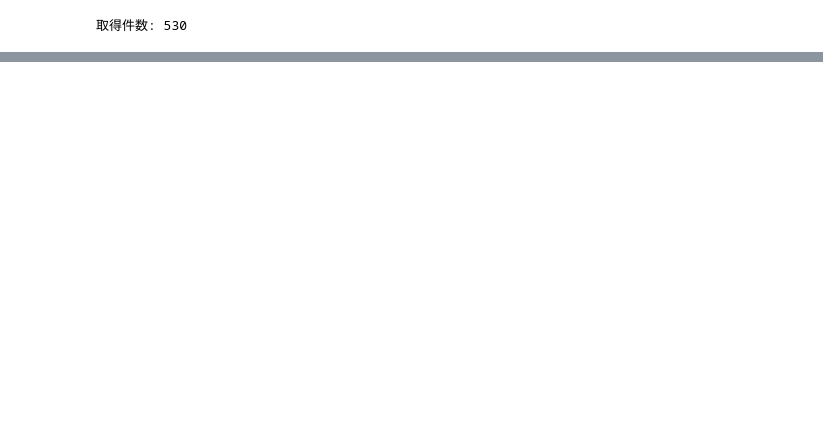
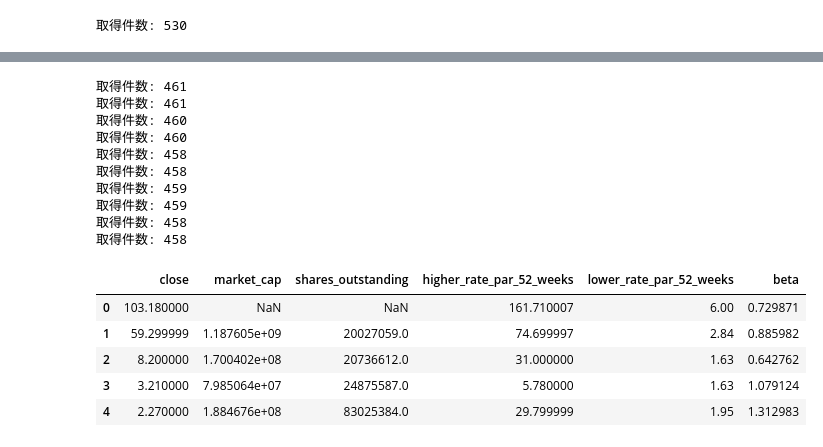
Before and after one commit to nekonabesan/stock_market_analysis, a Jupyter notebook: notebook/commodity_01.ipynb, the cells around one changed output, grey strips where cells are left out. Cells and saved outputs as stored; diff of their text form; code cells hidden in the pictures; blank space fills up the shorter version.

```diff
--- a/notebook/commodity_01.ipynb
+++ b/notebook/commodity_01.ipynb
@@ -453,0 +421,11 @@ print(hymc_financials_data)
+# %%
+# ４年分の財務データ
+hymc_financials_data_df = pd.DataFrame(hymc_financials_data['results'])
+# ４年分のバランスシート
+hymc_balance_sheet_data_df = pd.DataFrame(hymc_balance_sheet_data['results'])
+# ４年分のキャッシュフロー
+hymc_cash_flow_data_df = pd.DataFrame(hymc_cash_flow_data['results'])
+# ４年分の収益データ
+hymc_earnings_data_df = pd.DataFrame(hymc_earnings_data['results'])
+# ４年分の四半期収益データ
+hymc_quarterly_earnings_data_df = pd.DataFrame(hymc_quarterly_earnings_data['results'])
@@ -453,0 +507,31 @@ print(hymc_financials_data)
+# %%
+"""
+◆ 1. 株価・市場データ
+• 現在株価（Price）
+• 時価総額（Market Cap）
+• 出来高（Volume）
+• 52週高値・安値
+• Beta（ボラティリティ指標）ß
+"""
+stock_prices_market_data.stock_prices_and_market_data(
+    code="HYMC",
+    market=None,
+    bs_df=hymc_balance_sheet_data_df
+)
+# %% [output]
+取得件数: 461
+取得件数: 461
+取得件数: 460
+取得件数: 460
+取得件数: 458
+取得件数: 458
+取得件数: 459
+取得件数: 459
+取得件数: 458
+取得件数: 458
+|  | close | market_cap | shares_outstanding | higher_rate_par_52_weeks | lower_rate_par_52_weeks | beta |
+| 0 | 103.180000 | NaN | NaN | 161.710007 | 6.00 | 0.729871 |
+| 1 | 59.299999 | 1.187605e+09 | 20027059.0 | 74.699997 | 2.84 | 0.885982 |
+| 2 | 8.200000 | 1.700402e+08 | 20736612.0 | 31.000000 | 1.63 | 0.642762 |
+| 3 | 3.210000 | 7.985064e+07 | 24875587.0 | 5.780000 | 1.63 | 1.079124 |
+| 4 | 2.270000 | 1.884676e+08 | 83025384.0 | 29.799999 | 1.95 | 1.312983 |
```
Also changed, not shown: parts of 15 cells of this notebook, 5 other files.
